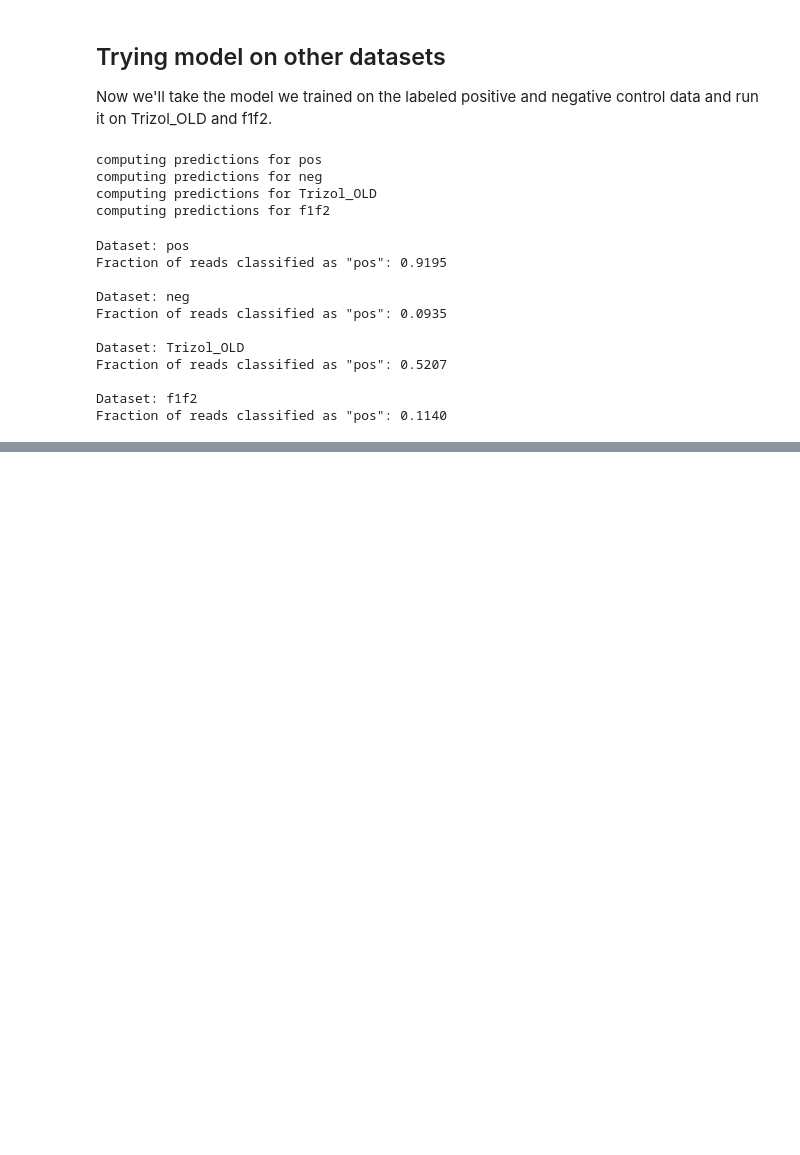
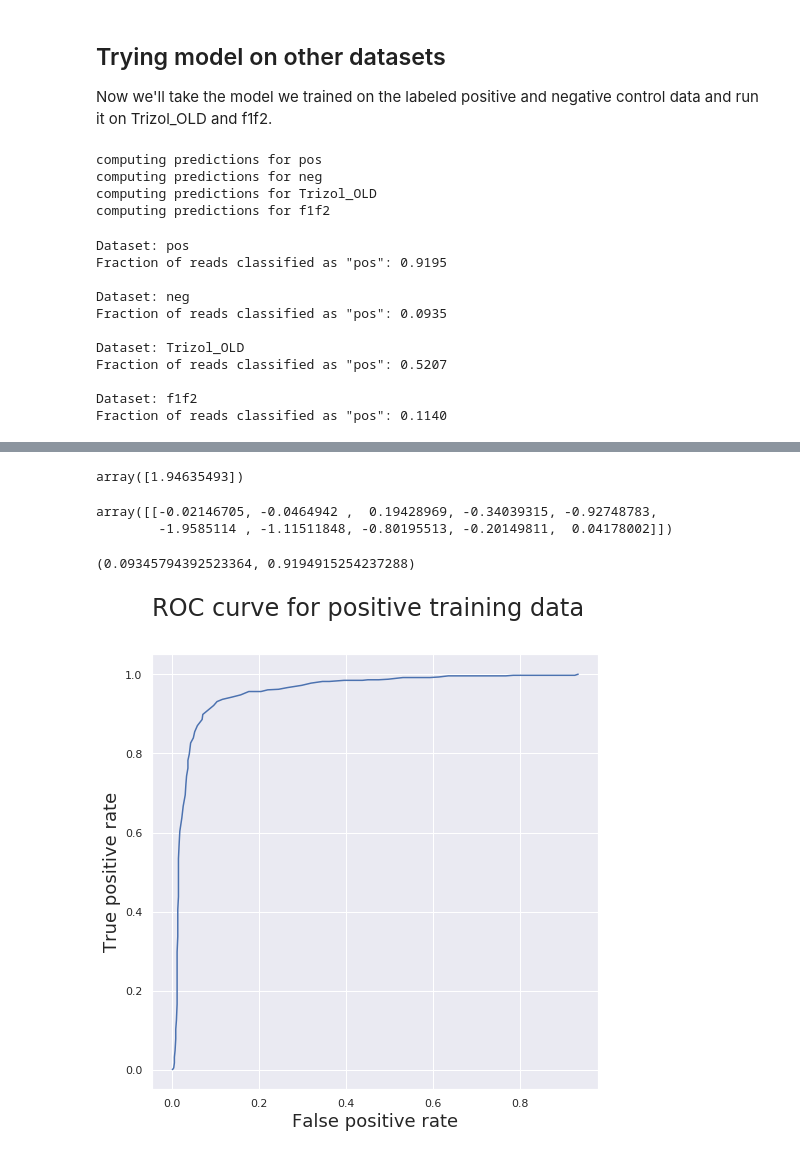
Before and after one commit to Chris-Kimmel/ML_8078, a Jupyter notebook: ML_models.ipynb, the cells around one changed output, grey strips where cells are left out. Drawn from its saved outputs; the diff is of its cells as text; code cells hidden in the pictures; blank space fills up the shorter version.

```diff
--- a/ML_models.ipynb
+++ b/ML_models.ipynb
@@ -475,0 +511,31 @@ for name, tab in predictions.items():
+# %%
+svm_model_linear.coef_[0,0]*100
+svm_model_linear.coef_[0,1]*100
+svm_model_linear.intercept_
+# %% [output]
+array([1.94635493])
+# %%
+svm_model_linear.coef_
+# %% [output]
+array([[-0.02146705, -0.0464942 ,  0.19428969, -0.34039315, -0.92748783,
+        -1.9585114 , -1.11511848, -0.80195513, -0.20149811,  0.04178002]])
+# %%
+fpos_tpos(svm_model_linear.coef_.reshape(-1), svm_model_linear.intercept_[0])
+# %% [output]
+(0.09345794392523364, 0.9194915254237288)
+# %%
+threshold = np.arange(0, 4, 0.05)
+fpos = np.zeros_like(threshold)
+tpos = np.zeros_like(threshold)
+for i in range(0, len(threshold)):
+    fpos[i], tpos[i] = fpos_tpos(svm_model_linear.coef_[0, :], threshold[i])
+# %%
+fig, ax = plt.subplots(1, 1, figsize=(8, 8))
+ax.plot(fpos, tpos)
+ax.set_xlabel('False positive rate', fontsize=18)
+ax.set_ylabel('True positive rate', fontsize=18)
+fig.suptitle('ROC curve for positive training data', fontsize=24)
+fig.show()
+fig.savefig('ROC.png')
+# %% [output]
+[figure, added]
```
Also changed, not shown: parts of 12 cells of this notebook.
